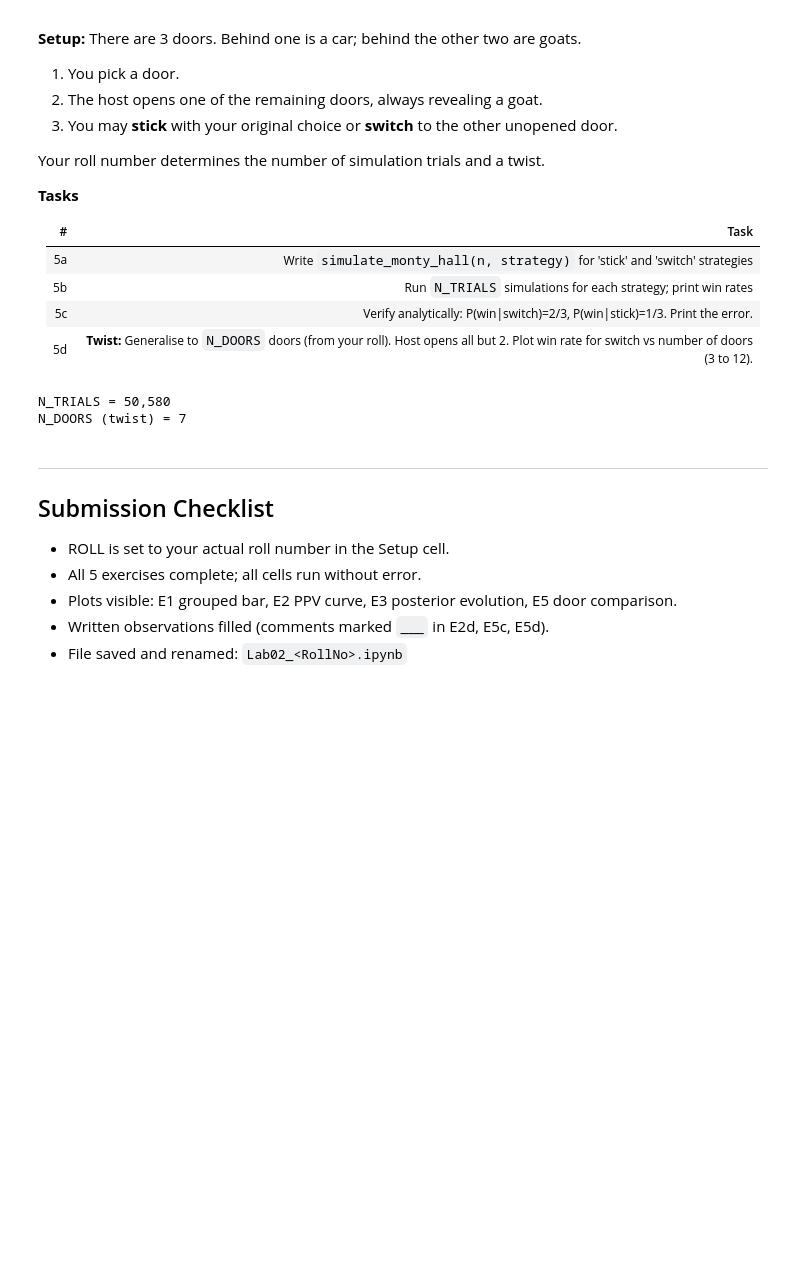
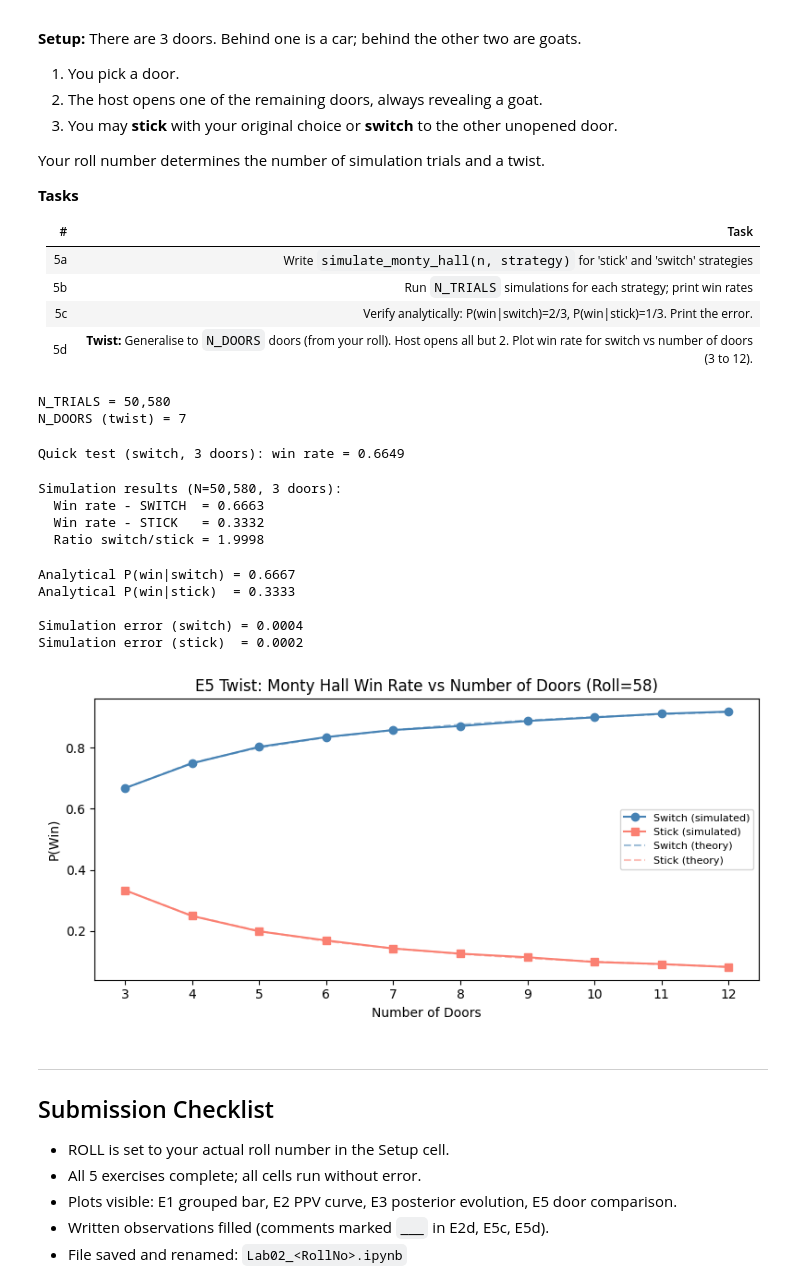
Before and after one commit to Vishnu-botman/new-app, a Jupyter notebook: 22AIE301_Lab_02<AM.SC.U4AIE34058>.ipynb, the cells around one changed output. Saved outputs shown, nothing was run; the diff lists cells and outputs as text; code cells hidden in the pictures; blank space fills up the shorter version.

```diff
--- a/22AIE301_Lab_02<AM.SC.U4AIE34058>.ipynb
+++ b/22AIE301_Lab_02<AM.SC.U4AIE34058>.ipynb
@@ -712,29 +737,29 @@ def simulate_monty_hall(n, strategy='switch', n_doors=3):
     wins = 0
     for _ in range(n):
         # Place the car behind a random door (0-indexed)
-        car_door    = np.random.randint(0, ___)
+        car_door    = np.random.randint(0,n_doors )
 
         # Player picks a door
-        player_pick = np.random.randint(0, ___)
+        player_pick = np.random.randint(0,n_doors)
 
         # Host opens all doors except player's pick and car door (reveals goats)
         # If player picked the car door, host opens all but one random non-car door
         remaining = [d for d in range(n_doors)
-                     if d != ___ and d != ___]
+                     if d != car_door and d != player_pick]
 
         if strategy == 'stick':
-            final_pick = ___
+            final_pick =  player_pick
 
         elif strategy == 'switch':
             # Host keeps one non-car, non-player door closed (the switch option)
             # If player is on car, host randomly keeps one goat door
             if player_pick == car_door:
-                final_pick = np.random.choice(___)
+                final_pick = np.random.choice(remaining)
             else:
                 # Switch to the car door (which host keeps closed)
-                final_pick = ___
+                final_pick = car_door
 
-        if final_pick == ___:
+        if final_pick == car_door:
             wins += 1
 
     return wins / n
@@ -742,19 +767,26 @@ def simulate_monty_hall(n, strategy='switch', n_doors=3):
 # Quick sanity test
 t = simulate_monty_hall(10000, 'switch', 3)
 print(f"Quick test (switch, 3 doors): win rate = {t:.4f}  ")
+# %% [output]
+Quick test (switch, 3 doors): win rate = 0.6649
 # %%
 # ── 5b: Run and compare strategies ──────────────────────────
-win_switch = simulate_monty_hall(___, 'switch', 3)
-win_stick  = simulate_monty_hall(___, 'stick',  3)
+win_switch = simulate_monty_hall(N_TRIALS, 'switch', 3)
+win_stick  = simulate_monty_hall(N_TRIALS, 'stick',  3)
 
 print(f"Simulation results (N={N_TRIALS:,}, 3 doors):")
 print(f"  Win rate - SWITCH  = {win_switch:.4f}")
 print(f"  Win rate - STICK   = {win_stick:.4f}")
 print(f"  Ratio switch/stick = {win_switch/win_stick:.4f}  ")
+# %% [output]
+Simulation results (N=50,580, 3 doors):
+  Win rate - SWITCH  = 0.6663
+  Win rate - STICK   = 0.3332
+  Ratio switch/stick = 1.9998
 # %%
 # ── 5c: Verify against analytical values ─────────────────────
-P_win_switch_theory = ___   # fill the fraction
-P_win_stick_theory  = ___   # fill the fraction
+P_win_switch_theory = 2/3   # fill the fraction
+P_win_stick_theory  = 1/3   # fill the fraction
 
 print(f"Analytical P(win|switch) = {P_win_switch_theory:.4f}")
 print(f"Analytical P(win|stick)  = {P_win_stick_theory:.4f}")
@@ -767,6 +799,12 @@ print(f"Simulation error (stick)  = {abs(win_stick  - P_win_stick_theory):.4f}")
 # If you pick the car  (prob = ___), switching makes you ___.
 # If you pick a goat   (prob = ___), switching makes you ___.
 # So P(win|switch) = ___
+# %% [output]
+Analytical P(win|switch) = 0.6667
+Analytical P(win|stick)  = 0.3333
+
+Simulation error (switch) = 0.0004
+Simulation error (stick)  = 0.0002
 # %%
 # ── 5d: Twist — generalise to N_DOORS ────────────────────────
 # With k doors, host opens k-2 goat doors, leaving 2 doors.
@@ -779,35 +817,37 @@ switch_rates  = []
 stick_rates   = []
 
 for k in door_range:
-    sw = simulate_monty_hall(20_000, ___, k)
-    st = simulate_monty_hall(20_000, ___, k)
+    sw = simulate_monty_hall(20_000, 'switch', k)
+    st = simulate_monty_hall(20_000, 'stick', k)
     switch_rates.append(sw)
     stick_rates.append(st)
 
 # Analytical P(win|switch) for k doors = (k-1)/k
 theory_switch = [(k-1)/k for k in door_range]
 theory_stick  = [1/k     for k in door_range]
 
 plt.figure(figsize=(8, 4))
 plt.plot(list(door_range), switch_rates, 'o-', color='steelblue',
          label='Switch (simulated)')
 plt.plot(list(door_range), stick_rates,  's-', color='salmon',
          label='Stick (simulated)')
 plt.plot(list(door_range), theory_switch, '--', color='steelblue',
          alpha=0.5, label='Switch (theory)')
 plt.plot(list(door_range), theory_stick,  '--', color='salmon',
          alpha=0.5, label='Stick (theory)')
 plt.xlabel('Number of Doors')
 plt.ylabel('P(Win)')
 plt.title(f'E5 Twist: Monty Hall Win Rate vs Number of Doors (Roll={ROLL})')
 plt.xticks(list(door_range))
 plt.legend(fontsize=8)
 plt.tight_layout()
 plt.show()
 
 # Write your observation:
 # As the number of doors increases, the advantage of switching ___
 # because ___
+# %% [output]
+[figure, added]
 # %% [markdown]
 ---
 ## Submission Checklist
```
Also changed, not shown: parts of 15 cells of this notebook.
